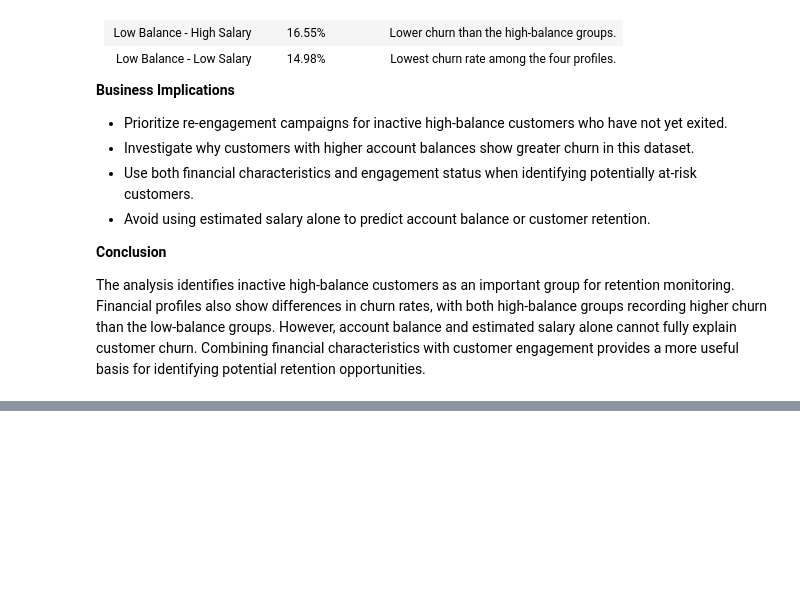
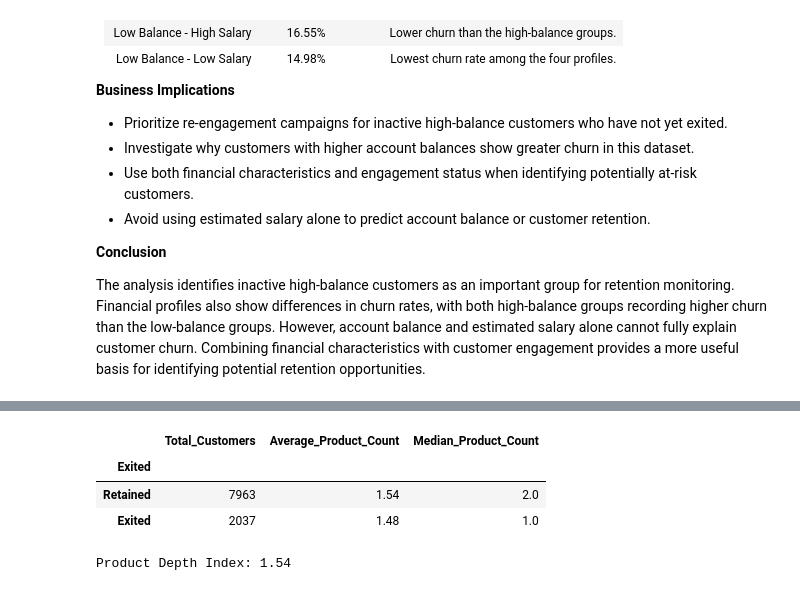
Before and after one commit to Dvnsh-coder/Customer-retention-analysis, a Jupyter notebook: notebooks/01_data_understanding.ipynb, the cells around one changed output, grey strips where cells are left out. Saved outputs shown, nothing was run; the diff lists cells and outputs as text; code cells hidden in the pictures; blank space fills up the shorter version.

```diff
--- a/notebooks/01_data_understanding.ipynb
+++ b/notebooks/01_data_understanding.ipynb
@@ -1400,0 +1451,29 @@ The analysis identifies inactive high-balance customers as an important group fo
+# %%
+# Calculate average product count by customer status
+product_depth_summary = df.groupby("Exited").agg(
+    Total_Customers=("CustomerId", "count"),
+    Average_Product_Count=("NumOfProducts", "mean"),
+    Median_Product_Count=("NumOfProducts", "median")
+)
+
+product_depth_summary.index = product_depth_summary.index.map({
+    0: "Retained",
+    1: "Exited"
+})
+
+product_depth_index = product_depth_summary.loc[
+    "Retained", "Average_Product_Count"
+]
+
+display(product_depth_summary.round(2))
+
+print(
+    "Product Depth Index:",
+    round(product_depth_index, 2)
+)
+# %% [output]
+|  | Total_Customers | Average_Product_Count | Median_Product_Count |
+| Exited |  |  |  |
+| Retained | 7963 | 1.54 | 2.0 |
+| Exited | 2037 | 1.48 | 1.0 |
+Product Depth Index: 1.54
```
Also changed, not shown: parts of 15 cells of this notebook.
